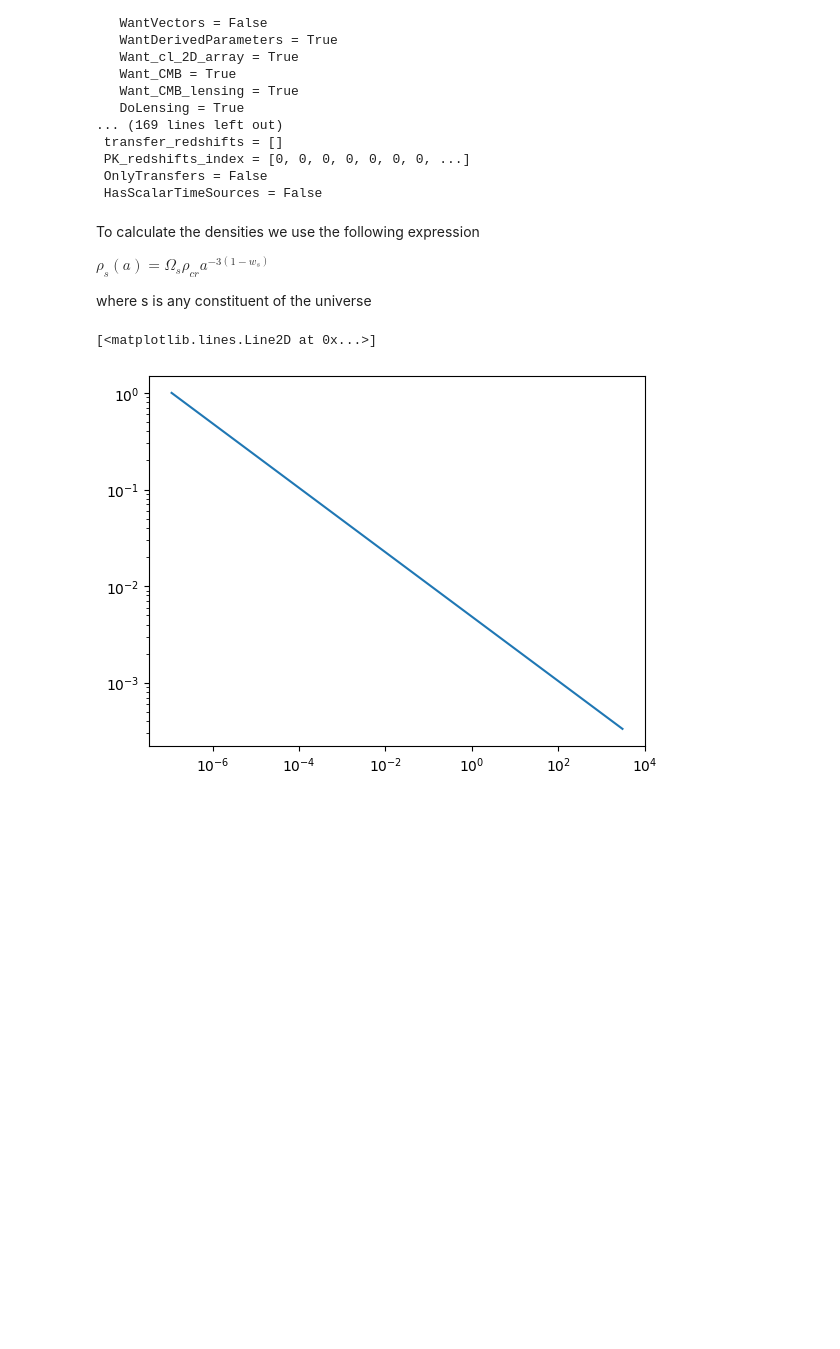
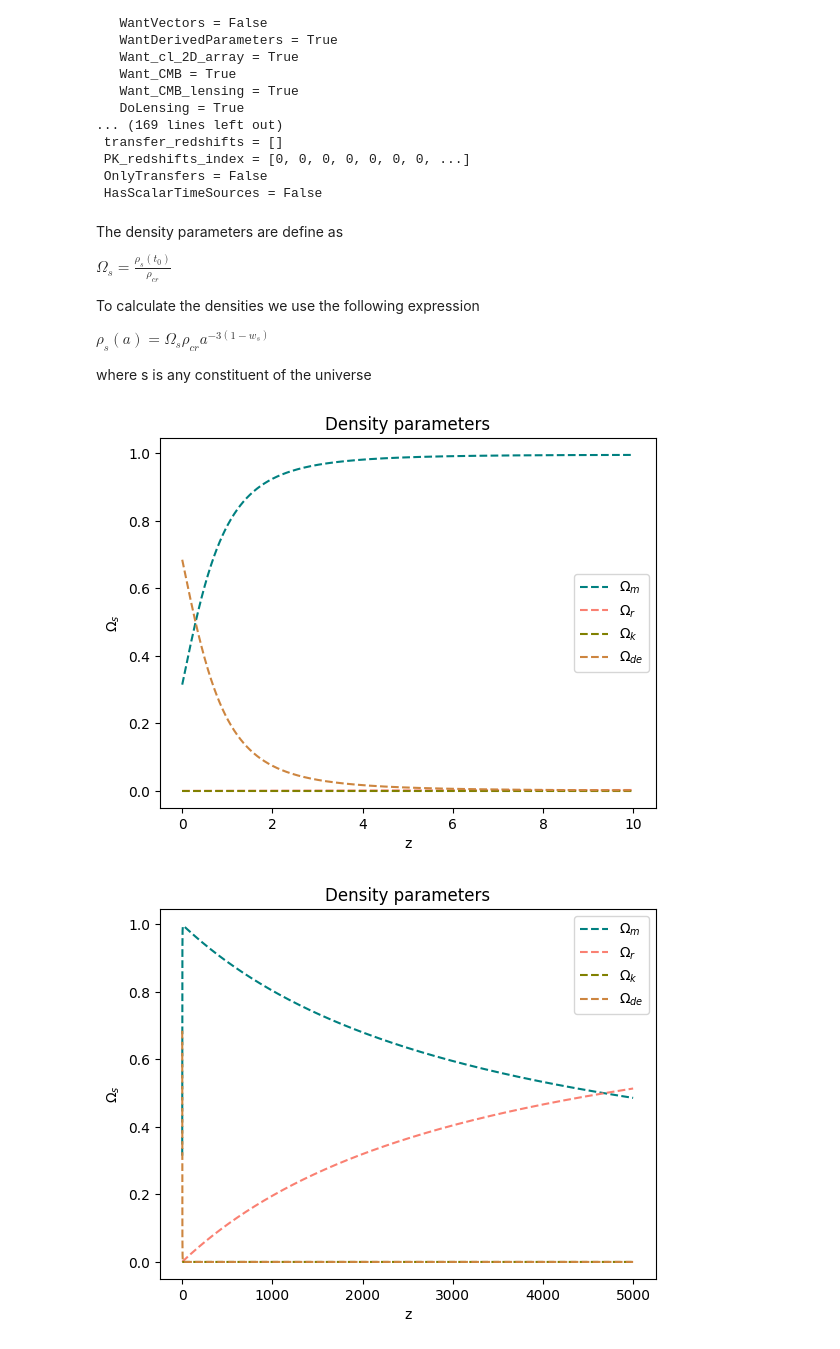
Before and after one commit to raquelgonzalez03/Tareas_Cosmo, a Jupyter notebook: tarea 1.ipynb, the cells around one changed output. Saved outputs shown, nothing was run; the diff lists cells and outputs as text; code cells hidden in the pictures; blank space fills up the shorter version.

```diff
--- a/tarea 1.ipynb
+++ b/tarea 1.ipynb
@@ -12,7 +12,8 @@ from scipy.constants import G
 H0 = 67.4
 omega_m = 0.315
 omega_ch2 = 0.120
-omega_bh2 = 0.024
+omega_bh2 = 0.0224
+omega_k = 0.001
 ns = 0.965
 tau = 0.054
 
@@ -42,28 +43,73 @@ class: <CAMBdata>
  OnlyTransfers = False
  HasScalarTimeSources = False
 # %% [markdown]
+The density parameters are define as
+
+
+$\Omega_s = \frac{\rho_s(t_0)}{\rho_{cr}}$
+
 To calculate the densities we use the following expression
 
 
 $ \rho_s(a) = \Omega_s \rho_{cr} a ^ {-3(1-w_s)}$
 
+
+
+
+
 where s is any constituent of the universe
 # %%
 #so now we have to define a
-zmax = 3000.0
-Nz = 6000
-z = np.linspace(0.0, zmax, Nz)
+z = np.linspace(0.0, 10, 1000)
 a = 1.0 / (1.0 + z)
 
-#now we define the density
-rho_cr = 3 * H0 ** 2 / 8 * np.pi * G
+#now we define the critic density
+rho_cr = (3 * H0 ** 2) / (8 * np.pi * G)
 
-w = {'m':0, 'r':1/3, 'de':-1, 'k':-1/3}
+#CAMB has a function that gives us the density parameters
+#so we are going to use that
+#for the matter we have to remeber that is baryons and cold dark amtter
+Omega_m = results.get_Omega('cdm', z) + results.get_Omega('baryon', z) + results.get_Omega('nu', z)
+Omega_r = results.get_Omega('photon', z) +  results.get_Omega('neutrino', z)
+Omega_de =  results.get_Omega('de', z)
+Omega_k =  1 - Omega_m - Omega_r - Omega_de
 
-rho_m = omega_m * rho_cr * a ** (-3 * ((1+w['m'])))
+rho_m =  rho_cr * Omega_m
+rho_r =   rho_cr * Omega_r
+rho_de =  Omega_de * a**(-3*(1-1.2))
+rho_k =  rho_cr * Omega_k
 
 
-plt.loglog(rho_m, a)
+
+#now we plot
+plt.figure()
+plt.plot(z, Omega_m, color = 'teal', label = r'$\Omega_m$', linestyle = 'dashed')
+plt.plot(z, Omega_r, color = 'salmon',label = r'$\Omega_r$',linestyle = 'dashed')
+plt.plot(z, Omega_k, color = 'olive',label = r'$\Omega_k$',linestyle = 'dashed')
+plt.plot(z, Omega_de, color = 'peru',label = r'$\Omega_{de}$',linestyle = 'dashed')
+plt.title('Density parameters')
+plt.xlabel('z')
+plt.ylabel('$\Omega_s$')
+plt.legend()
+plt.show()
+
+#we can also plot for a different redshift just to see how it may behave
+Z = np.linspace(0,5000,10000)
+Omega_m = results.get_Omega('cdm', Z) + results.get_Omega('baryon', Z) + results.get_Omega('nu', Z)
+Omega_r = results.get_Omega('photon', Z) +  results.get_Omega('neutrino', Z)
+Omega_de =  results.get_Omega('de', Z)
+Omega_k =  1 - Omega_m - Omega_r - Omega_de
+
+plt.figure()
+plt.plot(Z, Omega_m, color = 'teal', label = r'$\Omega_m$', linestyle = 'dashed')
+plt.plot(Z, Omega_r, color = 'salmon',label = r'$\Omega_r$',linestyle = 'dashed')
+plt.plot(Z, Omega_k, color = 'olive',label = r'$\Omega_k$',linestyle = 'dashed')
+plt.plot(Z, Omega_de, color = 'peru',label = r'$\Omega_{de}$',linestyle = 'dashed')
+plt.title('Density parameters')
+plt.xlabel('z')
+plt.ylabel('$\Omega_s$')
+plt.legend()
+plt.show()
 # %% [output]
-[<matplotlib.lines.Line2D at 0x...>]
-[figure, old version]
+[figure, new version]
+[figure, added]
```
Also changed, not shown: parts of 3 cells of this notebook.
